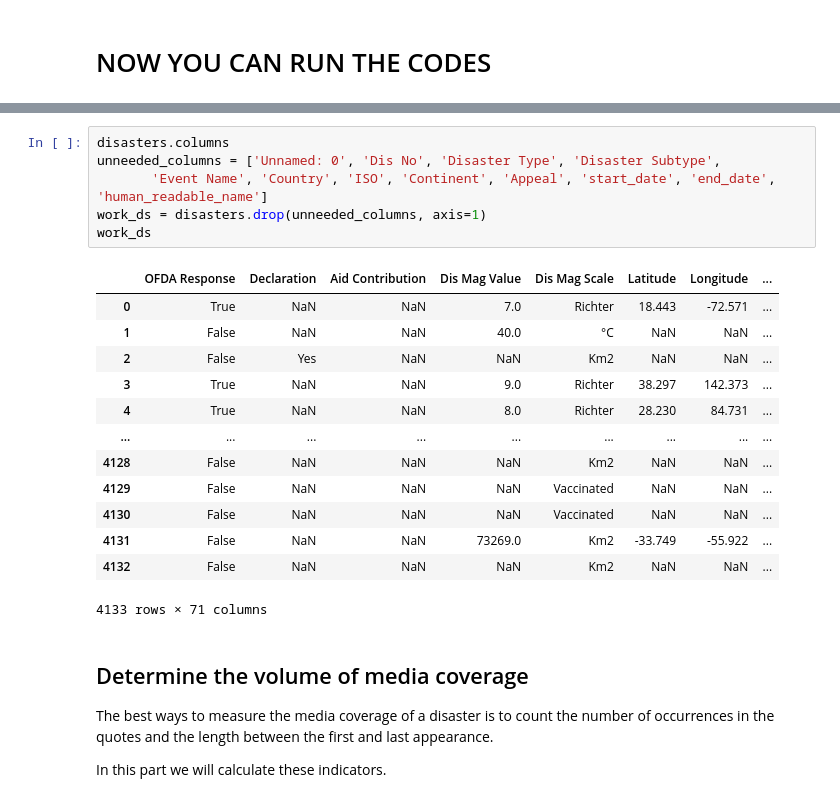
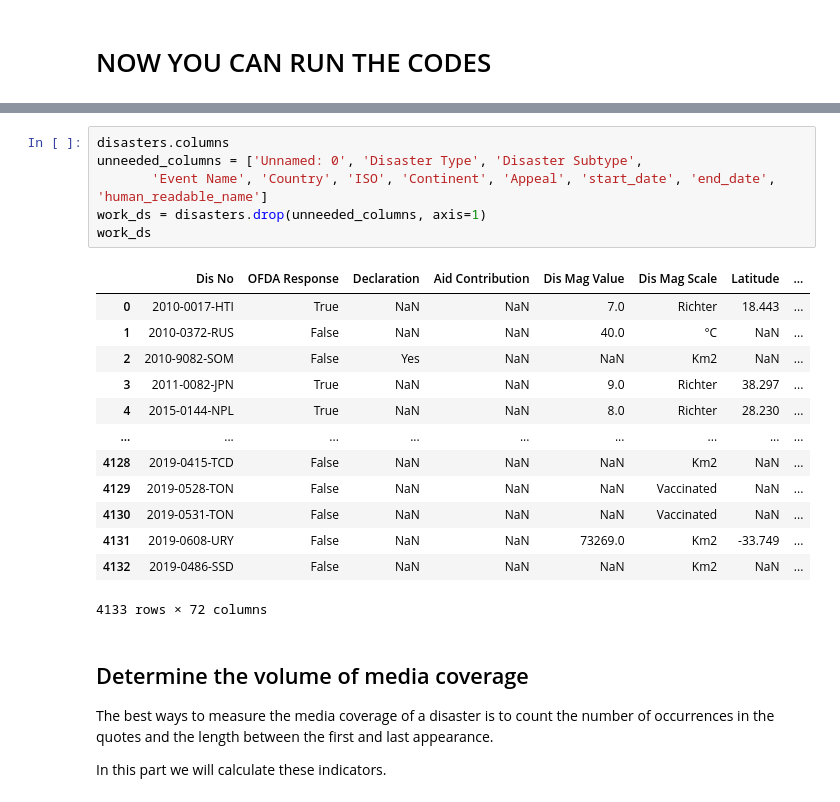
Before and after one commit to epfl-ada/ada-2021-project-hivemind, a Jupyter notebook: media_influencing_factors.ipynb, the cells around one changed output, grey strips where cells are left out. Cells and saved outputs as stored; diff of their text form.

```diff
--- a/media_influencing_factors.ipynb
+++ b/media_influencing_factors.ipynb
@@ -117,24 +123,24 @@ disasters.head()
 5 rows × 83 columns
 # %%
 disasters.columns
-unneeded_columns = ['Unnamed: 0', 'Dis No', 'Disaster Type', 'Disaster Subtype',
+unneeded_columns = ['Unnamed: 0', 'Disaster Type', 'Disaster Subtype',
        'Event Name', 'Country', 'ISO', 'Continent', 'Appeal', 'start_date', 'end_date', 'human_readable_name']
 work_ds = disasters.drop(unneeded_columns, axis=1)
 work_ds
 # %% [output]
-|  | OFDA Response | Declaration | Aid Contribution | Dis Mag Value | Dis Mag Scale | Latitude | Longitude | ... |
-| 0 | True | NaN | NaN | 7.0 | Richter | 18.443 | -72.571 | ... |
-| 1 | False | NaN | NaN | 40.0 | °C | NaN | NaN | ... |
-| 2 | False | Yes | NaN | NaN | Km2 | NaN | NaN | ... |
-| 3 | True | NaN | NaN | 9.0 | Richter | 38.297 | 142.373 | ... |
-| 4 | True | NaN | NaN | 8.0 | Richter | 28.230 | 84.731 | ... |
+|  | Dis No | OFDA Response | Declaration | Aid Contribution | Dis Mag Value | Dis Mag Scale | Latitude | ... |
+| 0 | 2010-0017-HTI | True | NaN | NaN | 7.0 | Richter | 18.443 | ... |
+| 1 | 2010-0372-RUS | False | NaN | NaN | 40.0 | °C | NaN | ... |
+| 2 | 2010-9082-SOM | False | Yes | NaN | NaN | Km2 | NaN | ... |
+| 3 | 2011-0082-JPN | True | NaN | NaN | 9.0 | Richter | 38.297 | ... |
+| 4 | 2015-0144-NPL | True | NaN | NaN | 8.0 | Richter | 28.230 | ... |
 | ... | ... | ... | ... | ... | ... | ... | ... | ... |
-| 4128 | False | NaN | NaN | NaN | Km2 | NaN | NaN | ... |
-| 4129 | False | NaN | NaN | NaN | Vaccinated | NaN | NaN | ... |
-| 4130 | False | NaN | NaN | NaN | Vaccinated | NaN | NaN | ... |
-| 4131 | False | NaN | NaN | 73269.0 | Km2 | -33.749 | -55.922 | ... |
-| 4132 | False | NaN | NaN | NaN | Km2 | NaN | NaN | ... |
+| 4128 | 2019-0415-TCD | False | NaN | NaN | NaN | Km2 | NaN | ... |
+| 4129 | 2019-0528-TON | False | NaN | NaN | NaN | Vaccinated | NaN | ... |
+| 4130 | 2019-0531-TON | False | NaN | NaN | NaN | Vaccinated | NaN | ... |
+| 4131 | 2019-0608-URY | False | NaN | NaN | 73269.0 | Km2 | -33.749 | ... |
+| 4132 | 2019-0486-SSD | False | NaN | NaN | NaN | Km2 | NaN | ... |
-4133 rows × 71 columns
+4133 rows × 72 columns
 # %% [markdown]
 ## Determine the volume of media coverage
 
```
Also changed, not shown: parts of 14 cells of this notebook, 40 other files.
